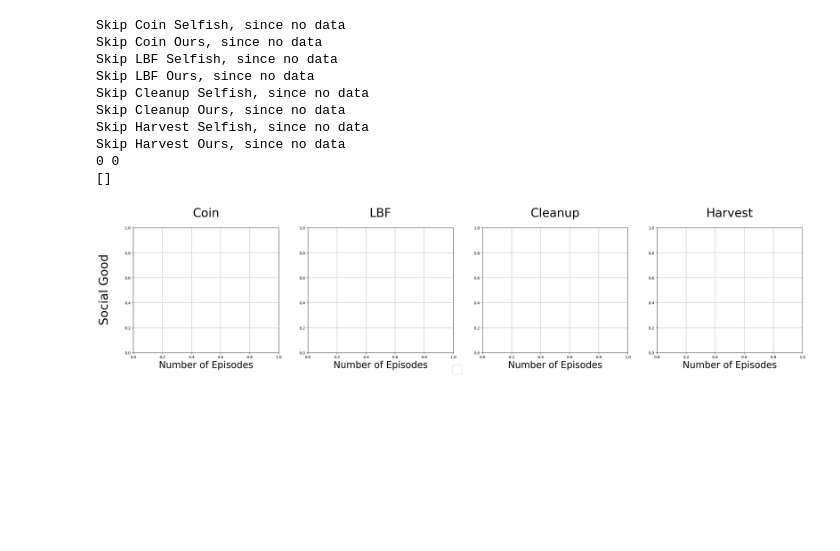
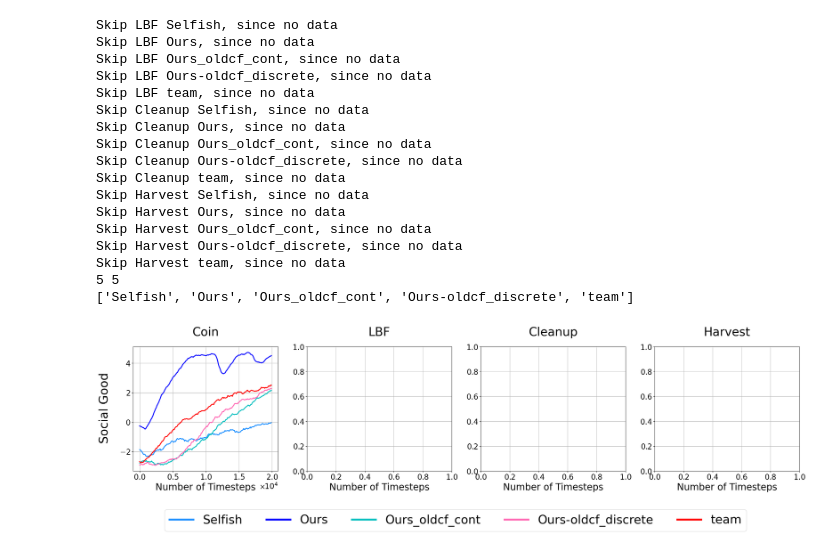
Before and after one commit to stevenqing/ssd, a Jupyter notebook: exp_results/plot_main_result.ipynb, the cells around one changed output. Drawn from its saved outputs; the diff is of its cells as text; code cells hidden in the pictures; blank space fills up the shorter version.

```diff
--- a/exp_results/plot_main_result.ipynb
+++ b/exp_results/plot_main_result.ipynb
@@ -7,7 +7,7 @@ import pandas as pd
 root_dir = f"./data/"
 print(os.path.exists(root_dir))
 
-METHODs = ['Selfish', 'Ours']
+METHODs = ['Selfish', 'Ours', 'Ours_oldcf_cont', 'Ours-oldcf_discrete', 'team']
 SCENARIOs = ['Coin', 'LBF', 'Cleanup', "Harvest"]
 # for each env
 COLORs = ['r', 'hotpink', 'c', 'b', 'dodgerblue', 'mediumpurple',
@@ -52,6 +52,6 @@ for scenario_tag in SCENARIOs:
                 if row_key == "Step" or 'MIN' in row_key or 'MAX' in row_key:
                     continue
                 rewards = raw_data[row_key]
-            data_dict[scenario_tag][method_name][seed] = rewards[: 800]
+            data_dict[scenario_tag][method_name][seed] = rewards[: 200]
 # %% [output]
 True
@@ -130,7 +139,7 @@ def draw_each(env_name, data_dict, i, color_list, map_method_to_name):
     axes = plt.gca()
     axes.set_title(env_name, fontsize=32, y=1.07)
 
-    plt.xlabel('Number of Episodes', fontsize=25, loc='center')  # $(×10^4)
+    plt.xlabel('Number of Timesteps', fontsize=25, loc='center')  # $(×10^4)
     plt.grid()
 # %%
 # plot each scenario as a subplot, and each method as a line
@@ -152,36 +161,43 @@ for scenario_tag, data_for_each_env in data_dict.items():
 
 
 fig = plt.gcf()
 ax = fig.get_axes()[0]
 handles, labels = ax.get_legend_handles_labels()
 # plt.legend(loc="best", bbox_to_anchor=(1.0, 0.0), borderaxespad=0.1, borderpad=0.2, fontsize=7)
 print(len(handles), len(labels))
 print(labels)
 # labels = [s.split('---5')[0] for s in labels]
 # labels = METHODs
 fig.text(0.085, 0.5, "Social Good",
          va='center', rotation='vertical', fontsize=32)
 # fig.text(0.5, 0.0, "Number of frames $(×10^4)$", ha='center', va='center', fontsize=32)
 
 legend = fig.legend(handles, labels, loc='lower center', ncol=7, fontsize=32,
-                    bbox_to_anchor=(0.5, -0.06), bbox_transform=fig.transFigure)
+                    bbox_to_anchor=(0.5, -0.3), bbox_transform=fig.transFigure)
 
 for line in legend.get_lines():
     line.set_linewidth(5)
 plt.subplots_adjust(hspace=0.45)
 
 
 plt.savefig("main_results.pdf", bbox_inches='tight')
 plt.show()
 # %% [output]
-Skip Coin Selfish, since no data
-Skip Coin Ours, since no data
 Skip LBF Selfish, since no data
 Skip LBF Ours, since no data
+Skip LBF Ours_oldcf_cont, since no data
+Skip LBF Ours-oldcf_discrete, since no data
+Skip LBF team, since no data
 Skip Cleanup Selfish, since no data
 Skip Cleanup Ours, since no data
+Skip Cleanup Ours_oldcf_cont, since no data
+Skip Cleanup Ours-oldcf_discrete, since no data
+Skip Cleanup team, since no data
 Skip Harvest Selfish, since no data
 Skip Harvest Ours, since no data
-0 0
-[]
+Skip Harvest Ours_oldcf_cont, since no data
+Skip Harvest Ours-oldcf_discrete, since no data
+Skip Harvest team, since no data
+5 5
+['Selfish', 'Ours', 'Ours_oldcf_cont', 'Ours-oldcf_discrete', 'team']
-[figure, old version]
+[figure, new version]
```
Also changed, not shown: parts of 1 cell of this notebook, 6 other files.
